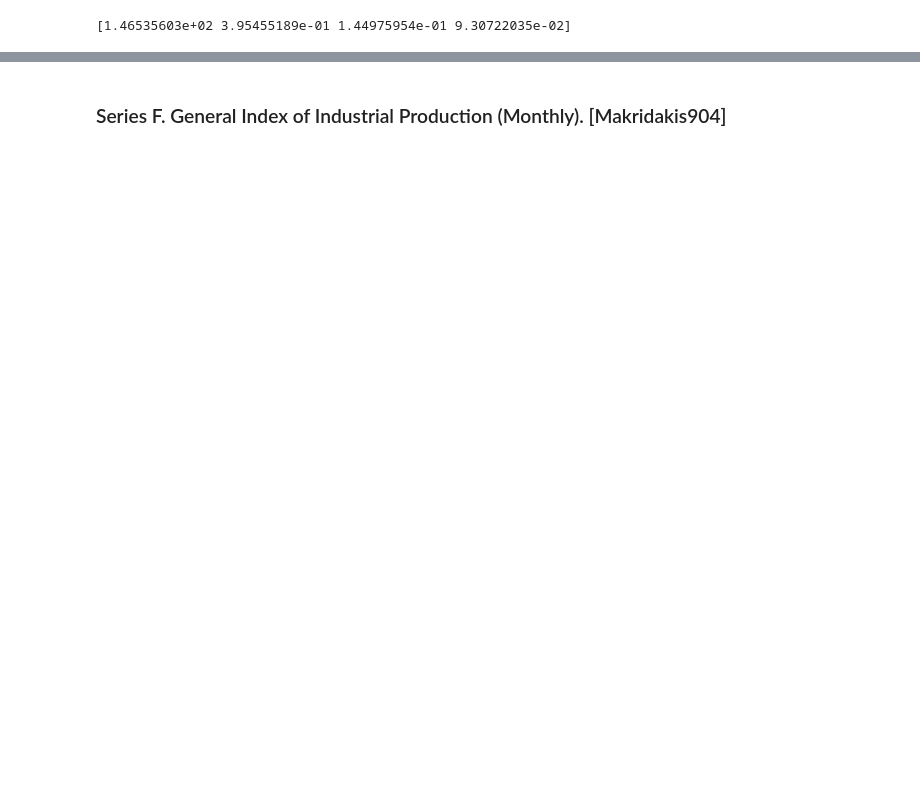
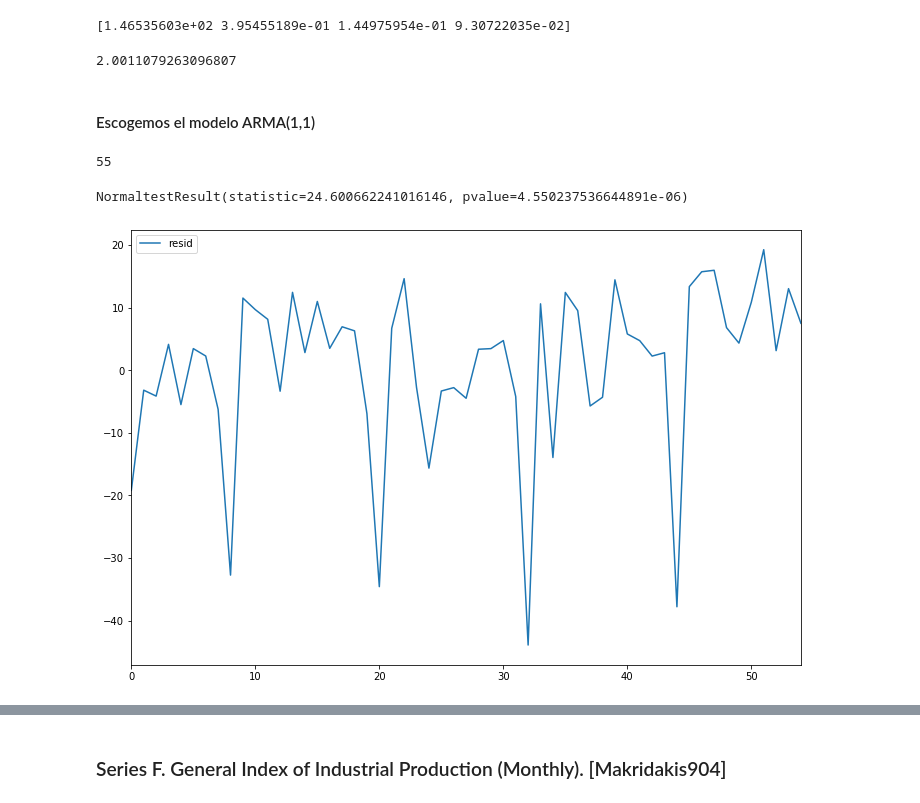
Before and after one commit to pazDaniela/MAT267, a Jupyter notebook: Certamen_2/C2.ipynb, the cells around one changed output, grey strips where cells are left out. Saved outputs shown, nothing was run; the diff lists cells and outputs as text; code cells hidden in the pictures; blank space fills up the shorter version.

```diff
--- a/Certamen_2/C2.ipynb
+++ b/Certamen_2/C2.ipynb
@@ -131,8 +133,10 @@ fig = sm.graphics.tsa.plot_pacf(Y_D, lags=40, ax=ax2)
 ### Series E. Industrial Production, Spain (Monthly). [Makridakis 868]
 # %%
 Y_E=[128,134,133,141,134,142,143,136,108,142,146,149,141,156,151,160,156,160,161,149,118,147,158,146,132,139,139,137,144,146,149,142,101,141,122,145,148,137,137,155,152,153,152,153,113,151,159,165,161,160,167,178,167,176,173,164,123,175,175,176,174]
-meses_E=meses
+meses_E=[]
 count=2
+for i in range(0,12):
+    meses_E.append(meses[i])
 for i in range(0,len(Y_E)):
     if i>11:
         meses_E.append('0'+str(count)+'_'+meses_E[i%12])
@@ -175,3 +185,28 @@ arma_E_mod30 = sm.tsa.ARMA(Y_E[0:len(Y_E)-6], (3,0)).fit(disp=False)
 print(arma_E_mod30.params)
 # %% [output]
 [1.46535603e+02 3.95455189e-01 1.44975954e-01 9.30722035e-02]
+# %%
+sm.stats.durbin_watson(arma_E_mod30.resid)
+# %% [output]
+2.0011079263096807
+# %% [markdown]
+#### Escogemos el modelo ARMA(1,1)
+# %%
+len(resid_E)
+len(meses_E)-6
+# %% [output]
+55
+# %%
+resid_E = arma_E_mod11.resid
+stats.normaltest(resid_E)
+# %% [output]
+NormaltestResult(statistic=24.600662241016146, pvalue=4.550237536644891e-06)
+# %%
+mE={'date':meses_E[0:len(meses_E)-6],'resid':resid_E}
+dfE=pd.DataFrame(mE,columns=['date','resid'])
+# %%
+fig = plt.figure(figsize=(12,8))
+ax = fig.add_subplot(111)
+ax = dfE.plot(ax=ax);
+# %% [output]
+[figure, added]
```
Also changed, not shown: parts of 7 cells of this notebook.
